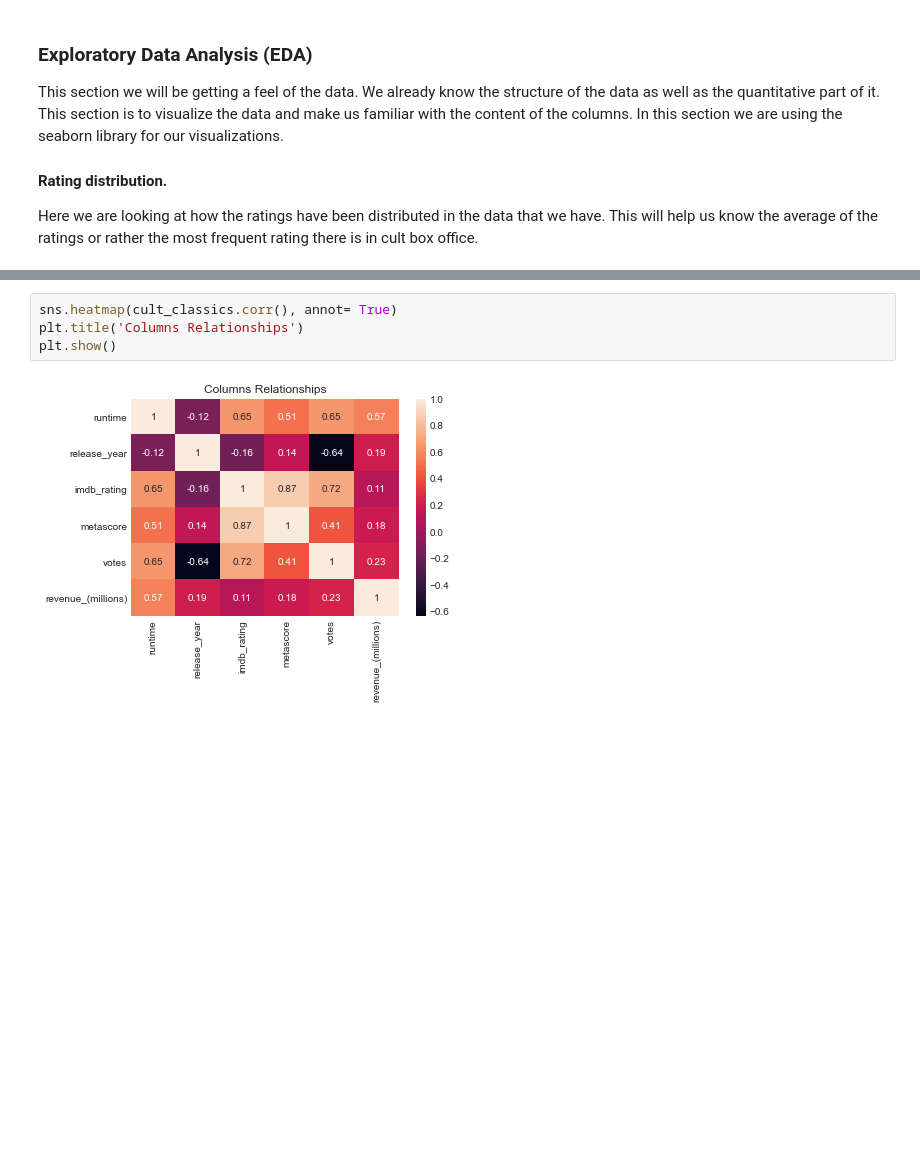
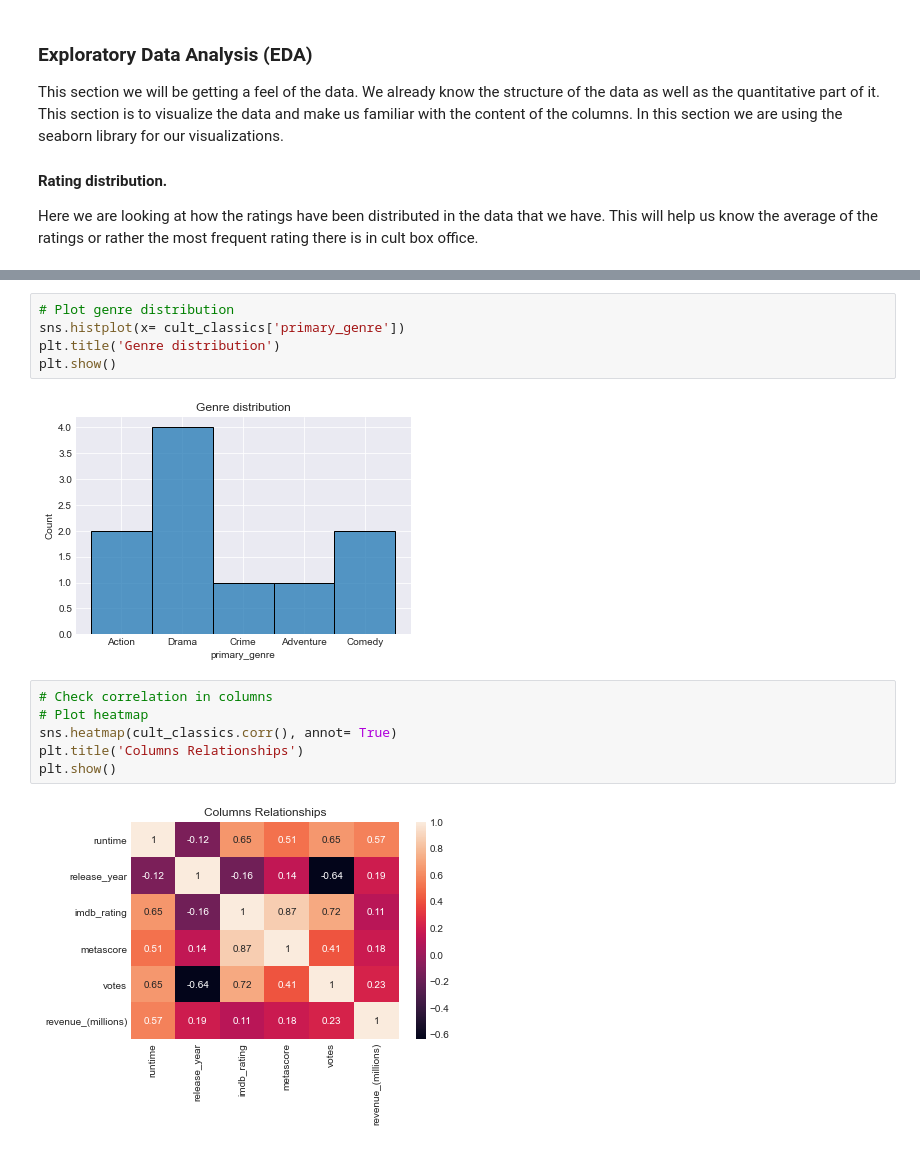
Before and after one commit to Assesa44/what_makes_a_cult_classic, a Jupyter notebook: notebook.ipynb, the cells around one changed output, grey strips where cells are left out. Cells and saved outputs as stored; diff of their text form; blank space fills up the shorter version.

```diff
--- a/notebook.ipynb
+++ b/notebook.ipynb
@@ -206,4 +225,13 @@ plt.show();
+# %%
+# Plot genre distribution
+sns.histplot(x= cult_classics['primary_genre'])
+plt.title('Genre distribution')
+plt.show()
+# %% [output]
+[figure, added]
 # %%
+# Check correlation in columns
+# Plot heatmap
 sns.heatmap(cult_classics.corr(), annot= True)
 plt.title('Columns Relationships')
 plt.show()
```
Also changed, not shown: parts of 8 cells of this notebook.
